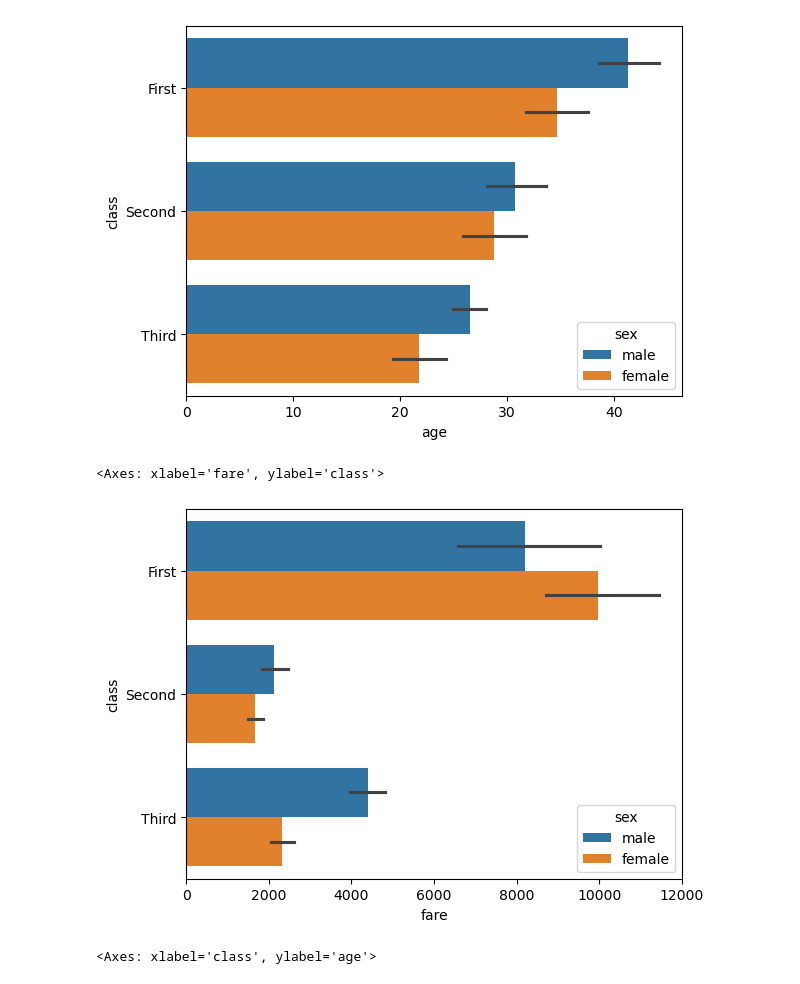
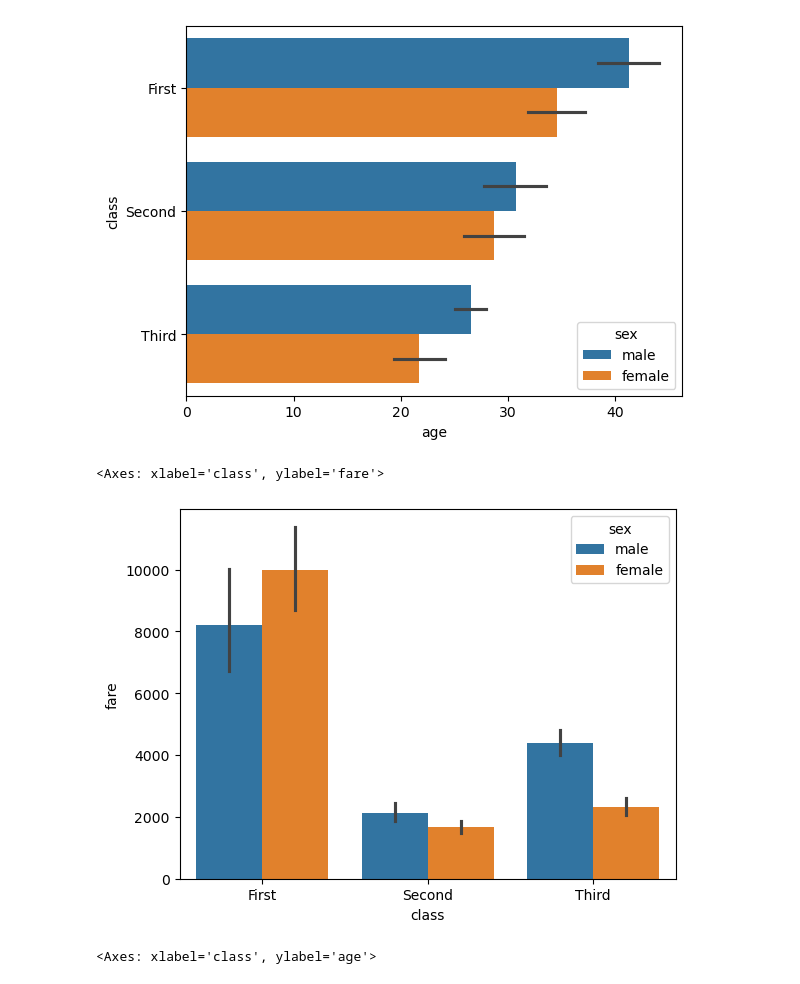
Before and after one commit to Sachshri/Learn_Artificial_Intelligence_and_Machine_Learning, a Jupyter notebook: 07_Pandas/04_bivariate.ipynb, the cells around one changed output. Drawn from its saved outputs; the diff is of its cells as text; code cells hidden in the pictures.

```diff
--- a/07_Pandas/04_bivariate.ipynb
+++ b/07_Pandas/04_bivariate.ipynb
@@ -17,10 +17,10 @@ sns.barplot(data=df,x='age',y='class',hue='sex')
 <Axes: xlabel='age', ylabel='class'>
 [figure]
 # %%
-sns.barplot(data=df,x='fare',y='class',hue='sex',estimator='sum')
+sns.barplot(data=df,y='fare',x='class',hue='sex',estimator='sum')
 # %% [output]
-<Axes: xlabel='fare', ylabel='class'>
+<Axes: xlabel='class', ylabel='fare'>
-[figure, old version]
+[figure, new version]
 # %%
 sns.boxplot(data=df,x='class',y='age',hue='survived')
 # %% [output]
```
Also changed, not shown: parts of 2 cells of this notebook, 6 other files.
